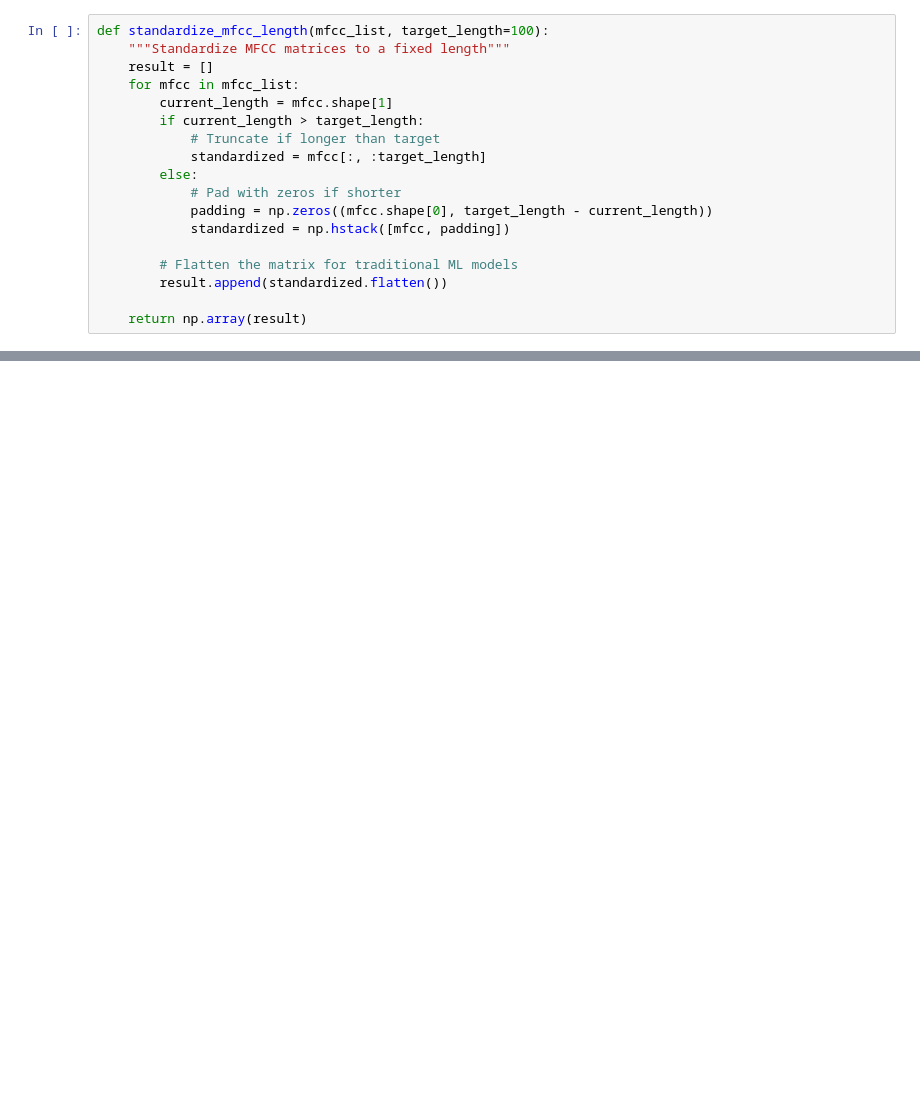
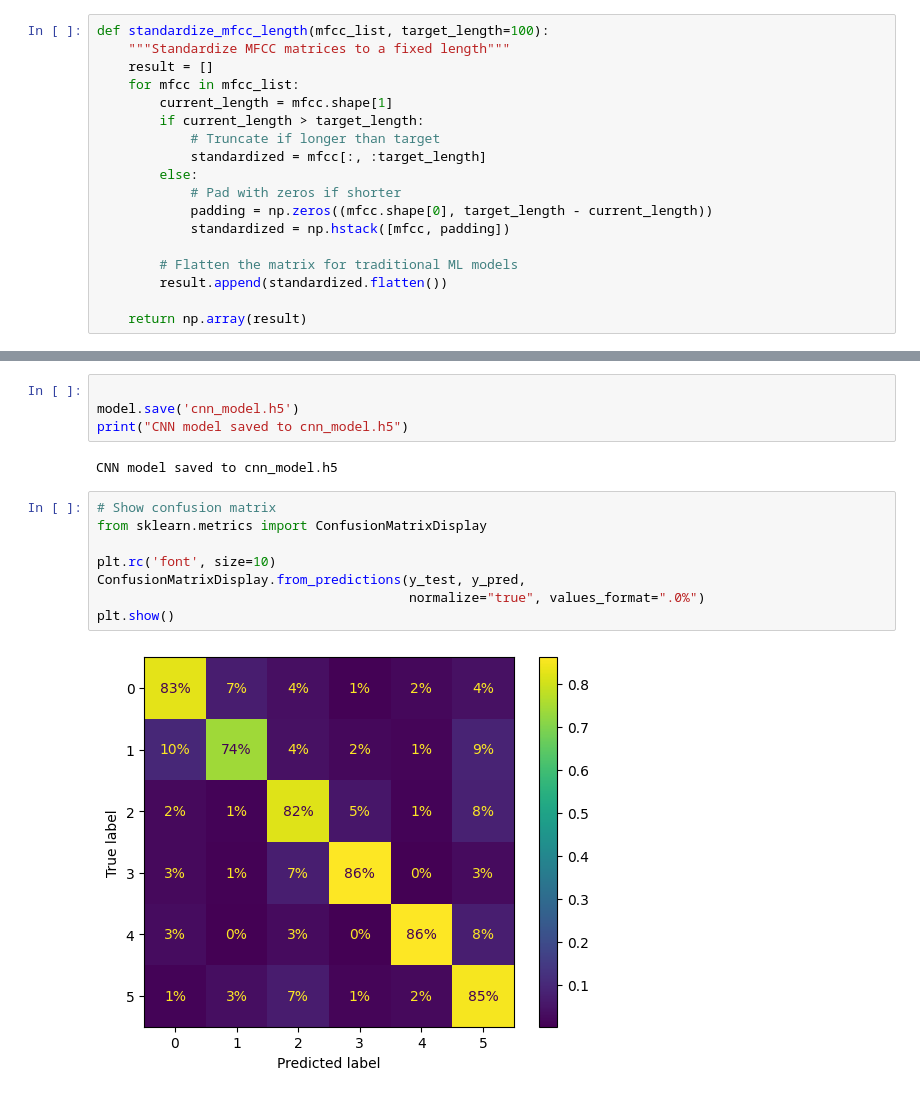
Before and after one commit to toazthom/speech_command_recognition, a Jupyter notebook: convolutionalNeuralNetworkModel.ipynb, the cells around one changed output, grey strips where cells are left out. Saved outputs shown, nothing was run; the diff lists cells and outputs as text; blank space fills up the shorter version.

```diff
--- a/convolutionalNeuralNetworkModel.ipynb
+++ b/convolutionalNeuralNetworkModel.ipynb
@@ -195,0 +213,16 @@ Accuracy: 0.8576680672268907
+# %%
+
+model.save('cnn_model.h5')
+print("CNN model saved to cnn_model.h5")
+# %% [output]
+CNN model saved to cnn_model.h5
+# %%
+# Show confusion matrix
+from sklearn.metrics import ConfusionMatrixDisplay
+
+plt.rc('font', size=10)
+ConfusionMatrixDisplay.from_predictions(y_test, y_pred,
+                                        normalize="true", values_format=".0%")
+plt.show()
+# %% [output]
+[figure, added]
```
Also changed, not shown: parts of 15 cells of this notebook, 10 other files.
